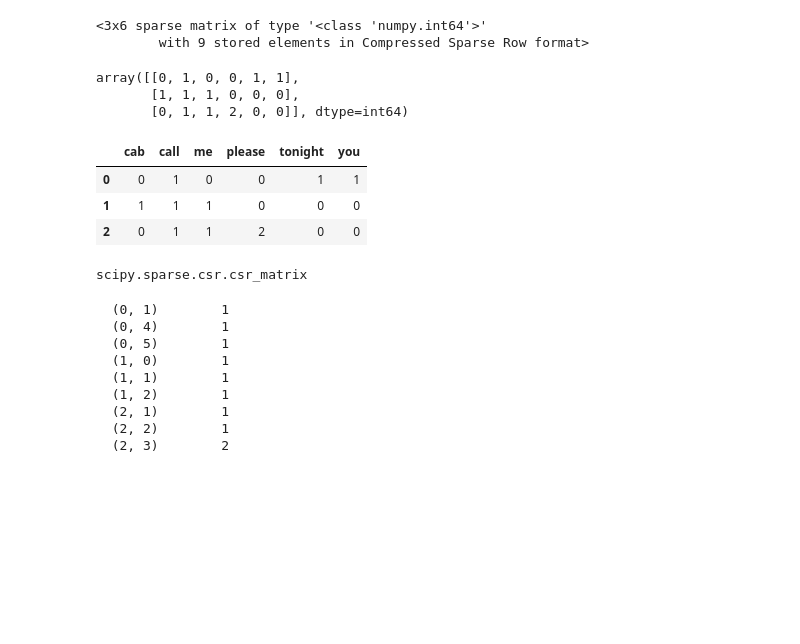
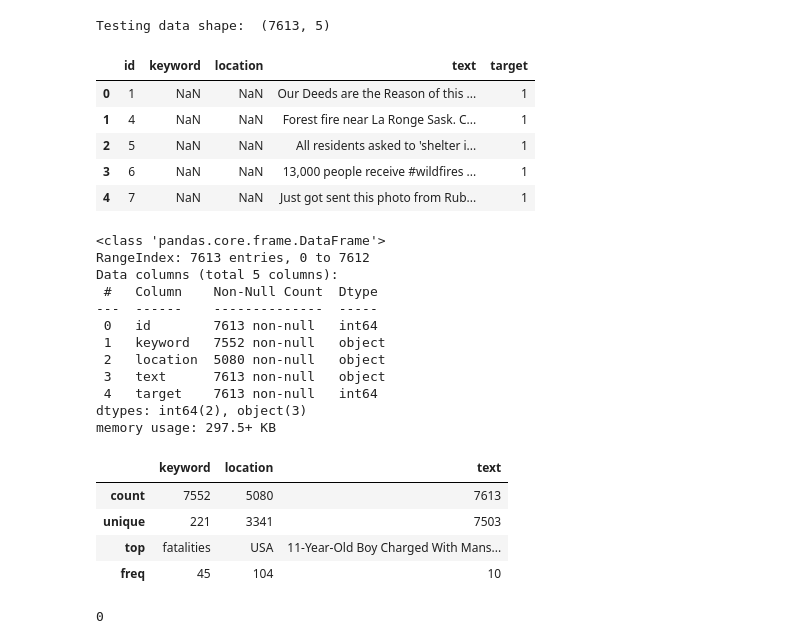
Before and after one commit to isaacduong/DataScience-TrueOrFalseTweets, a Jupyter notebook: NLP-TrueOrFalseTweets.ipynb, the cells around one changed output. Cells and saved outputs as stored; diff of their text form; code cells hidden in the pictures; blank space fills up the shorter version.

Commit message:
text preprocessing

```diff
--- a/NLP-TrueOrFalseTweets.ipynb
+++ b/NLP-TrueOrFalseTweets.ipynb
@@ -59,35 +18,38 @@ vect.get_feature_names()
-# %%
-simple_train_dtm = vect.transform(simple_train)
-simple_train_dtm
-# %% [output]
-<3x6 sparse matrix of type '<class 'numpy.int64'>'
-        with 9 stored elements in Compressed Sparse Row format>
-# %%
-simple_train_dtm.toarray()
-# %% [output]
-array([[0, 1, 0, 0, 1, 1],
-       [1, 1, 1, 0, 0, 0],
-       [0, 1, 1, 2, 0, 0]], dtype=int64)
-# %%
-pd.DataFrame(simple_train_dtm.toarray(), columns=vect.get_feature_names())
-# %% [output]
-|  | cab | call | me | please | tonight | you |
-| 0 | 0 | 1 | 0 | 0 | 1 | 1 |
-| 1 | 1 | 1 | 1 | 0 | 0 | 0 |
-| 2 | 0 | 1 | 1 | 2 | 0 | 0 |
-# %%
-type(simple_train_dtm)
-# %% [output]
-scipy.sparse.csr.csr_matrix
-# %%
-print(simple_train_dtm)
-# %% [output]
-  (0, 1)        1
-  (0, 4)        1
-  (0, 5)        1
-  (1, 0)        1
-  (1, 1)        1
-  (1, 2)        1
-  (2, 1)        1
-  (2, 2)        1
-  (2, 3)        2
+# %%
+print('Testing data shape: ', data.shape)
+data.head()
+# %% [output]
+Testing data shape:  (7613, 5)
+|  | id | keyword | location | text | target |
+| 0 | 1 | NaN | NaN | Our Deeds are the Reason of this ... | 1 |
+| 1 | 4 | NaN | NaN | Forest fire near La Ronge Sask. C... | 1 |
+| 2 | 5 | NaN | NaN | All residents asked to 'shelter i... | 1 |
+| 3 | 6 | NaN | NaN | 13,000 people receive #wildfires ... | 1 |
+| 4 | 7 | NaN | NaN | Just got sent this photo from Rub... | 1 |
+# %%
+data.info()
+# %% [output]
+<class 'pandas.core.frame.DataFrame'>
+RangeIndex: 7613 entries, 0 to 7612
+Data columns (total 5 columns):
+ #   Column    Non-Null Count  Dtype
+---  ------    --------------  -----
+ 0   id        7613 non-null   int64
+ 1   keyword   7552 non-null   object
+ 2   location  5080 non-null   object
+ 3   text      7613 non-null   object
+ 4   target    7613 non-null   int64
+dtypes: int64(2), object(3)
+memory usage: 297.5+ KB
+# %%
+data.describe(include='O')
+# %% [output]
+|  | keyword | location | text |
+| count | 7552 | 5080 | 7613 |
+| unique | 221 | 3341 | 7503 |
+| top | fatalities | USA | 11-Year-Old Boy Charged With Mans... |
+| freq | 45 | 104 | 10 |
+# %%
+data.duplicated().sum()
+# %% [output]
+0
```
Also changed, not shown: parts of 22 cells of this notebook.
